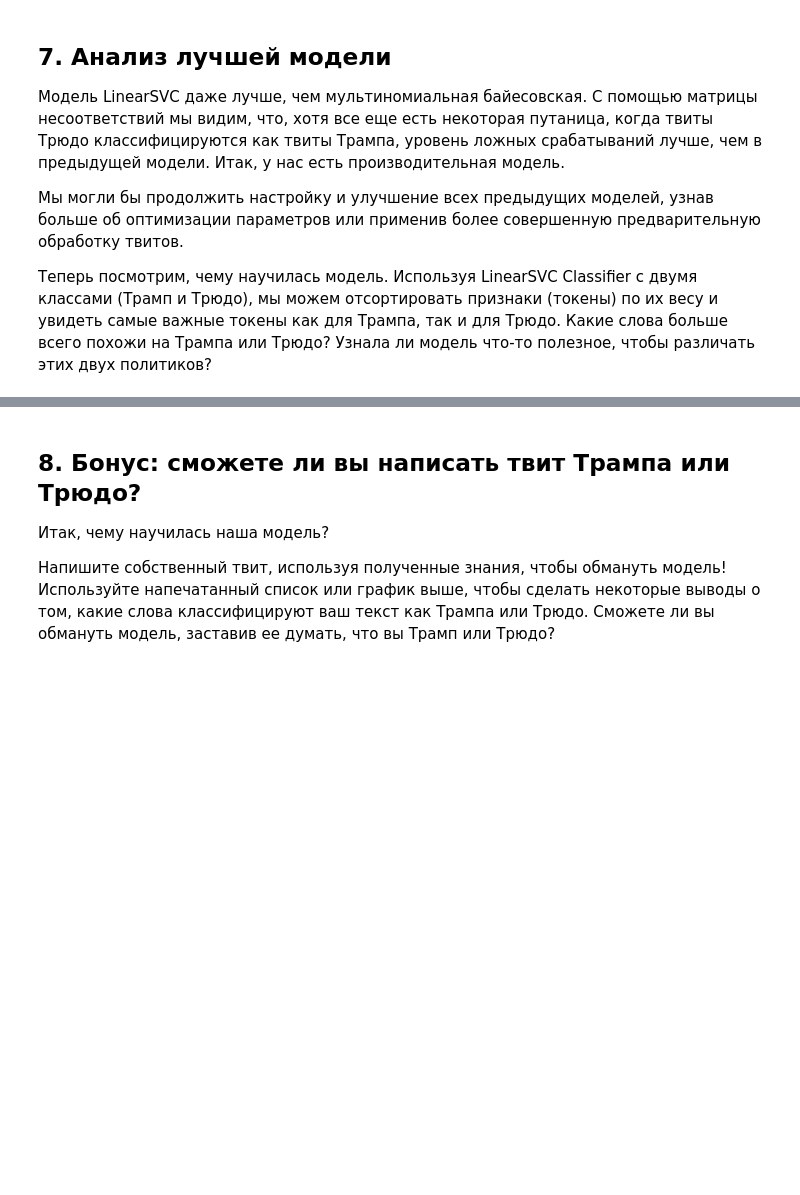
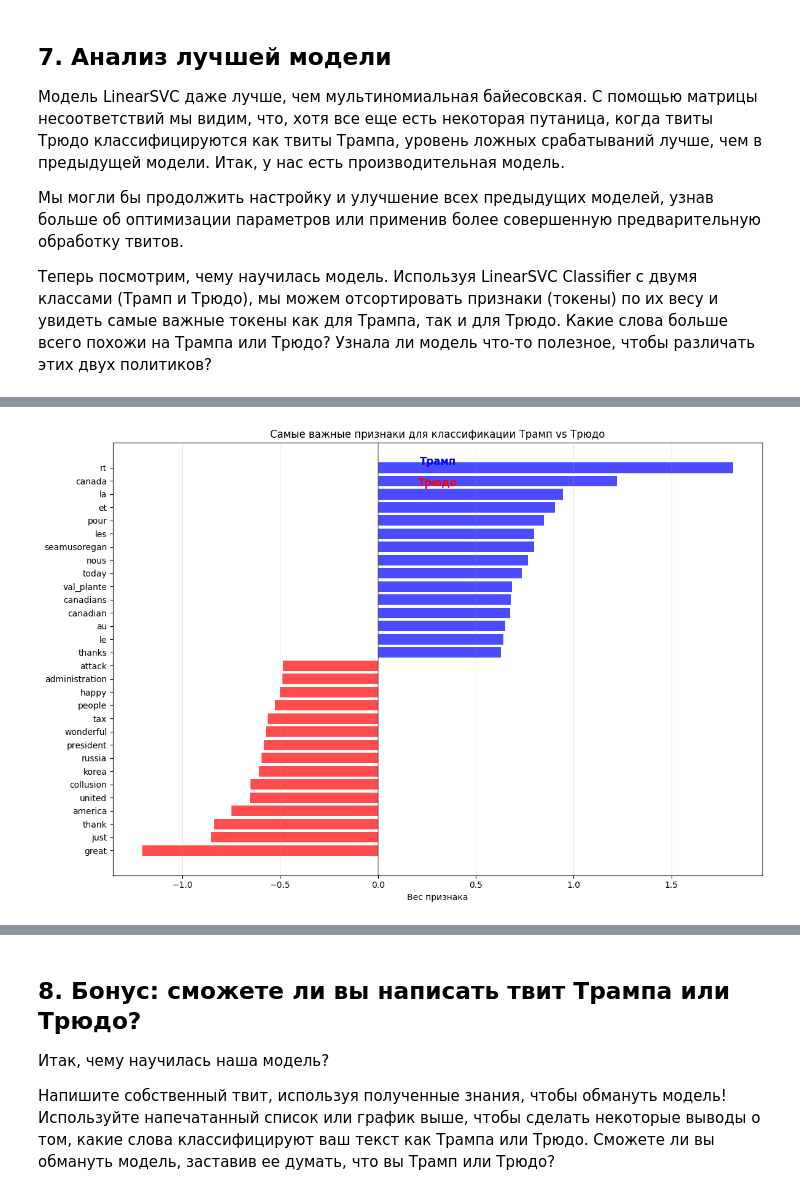
Before and after one commit to AnastasiyaMartynova/nlp_labs, a Jupyter notebook: lab3/5_trudo_trump_NOT_SOLVED.ipynb, the cells around one changed output, grey strips where cells are left out. Drawn from its saved outputs; the diff is of its cells as text; code cells hidden in the pictures; blank space fills up the shorter version.

```diff
--- a/lab3/5_trudo_trump_NOT_SOLVED.ipynb
+++ b/lab3/5_trudo_trump_NOT_SOLVED.ipynb
@@ -235,11 +249,85 @@ plot_confusion_matrix(svc_cm, classes=..., title="TF-IDF LinearSVC Confusion Mat
 # %%
-from datasets.helper_functions import plot_and_return_top_features
+#from datasets.helper_functions import plot_and_return_top_features
 
 # Import pprint from pprint
-from pprint ...
+#from pprint import pprint
 
 # Get the top features using the plot_and_return_top_features function and your top model and tfidf vectorizer
-top_features = ...
+#top_features = plot_and_return_top_features(tfidf_svc, tfidf_vectorizer)
 
 # pprint the top features
-pprint(...)
+#pprint(top_features)
+# %%
+from pprint import pprint
+
+def analyze_top_features(classifier, vectorizer, top_features=20): #Анализирует и выводит самые важные признаки для классификации
+    feature_names = vectorizer.get_feature_names_out()
+    coef = classifier.coef_[0]
+
+    feature_weights = sorted(zip(coef, feature_names), key=lambda x: x[0])
+
+    top_trudeau = feature_weights[:top_features]
+    top_trump = feature_weights[-top_features:]
+    top_trump.reverse()  # Чтобы начать с самых важных
+
+    print("Топ {top_features} признаков для Трюдо (отрицательные веса):")
+    for weight, feature in top_trudeau:
+        print(f"  {feature:15} | вес: {weight:8.4f}")
+
+    print("Топ {top_features} признаков для Трампа (положительные веса):")
+    for weight, feature in top_trump:
+        print(f"  {feature:15} | вес: {weight:8.4f}")
+
+    return top_trudeau + top_trump
+
+def plot_top_features(classifier, vectorizer, top_features=20):
+    feature_names = vectorizer.get_feature_names_out()
+    coef = classifier.coef_[0]
+
+    # Получить признаки
+    feature_weights = sorted(zip(coef, feature_names), key=lambda x: x[0])
+    top_negative = feature_weights[:top_features]
+    top_positive = feature_weights[-top_features:]
+
+    # Объединяет и убирает дубликаты
+    top_features_combined = []
+    seen = set()
+
+    for weight, feature in top_negative + top_positive:
+        if feature not in seen:
+            top_features_combined.append((weight, feature))
+            seen.add(feature)
+
+    top_features_combined.sort(key=lambda x: x[0])# Сортировка по весу
+
+    plt.figure(figsize=(12, 8))
+    colors = ['red' if weight < 0 else 'blue' for weight, feature in top_features_combined]
+    features = [feature for weight, feature in top_features_combined]
+    weights = [weight for weight, feature in top_features_combined]
+
+    y_pos = np.arange(len(features))
+
+    plt.barh(y_pos, weights, color=colors, alpha=0.7)
+    plt.yticks(y_pos, features)
+    plt.xlabel('Вес признака')
+    plt.title('Самые важные признаки для классификации Трамп vs Трюдо')
+    plt.grid(axis='x', alpha=0.3)
+
+    plt.axvline(x=0, color='black', linestyle='-', alpha=0.3)
+    plt.text(0.5, 0.95, 'Трамп', transform=plt.gca().transAxes, color='blue',
+             fontsize=12, fontweight='bold', ha='center')
+    plt.text(0.5, 0.90, 'Трюдо', transform=plt.gca().transAxes, color='red',
+             fontsize=12, fontweight='bold', ha='center')
+
+    plt.tight_layout()
+    plt.show()
+
+    return top_features_combined
+
+print("Анализ важнфх признаков:")
+print("LinearSVC:")
+
+top_features = analyze_top_features(tfidf_svc, tfidf_vectorizer, top_features=15)
+
+plot_top_features(tfidf_svc, tfidf_vectorizer, top_features=15)
+# %% [output]
@@ -245,0 +351 @@ pprint(...)
+[figure, added]
```
Also changed, not shown: parts of 7 cells of this notebook.
